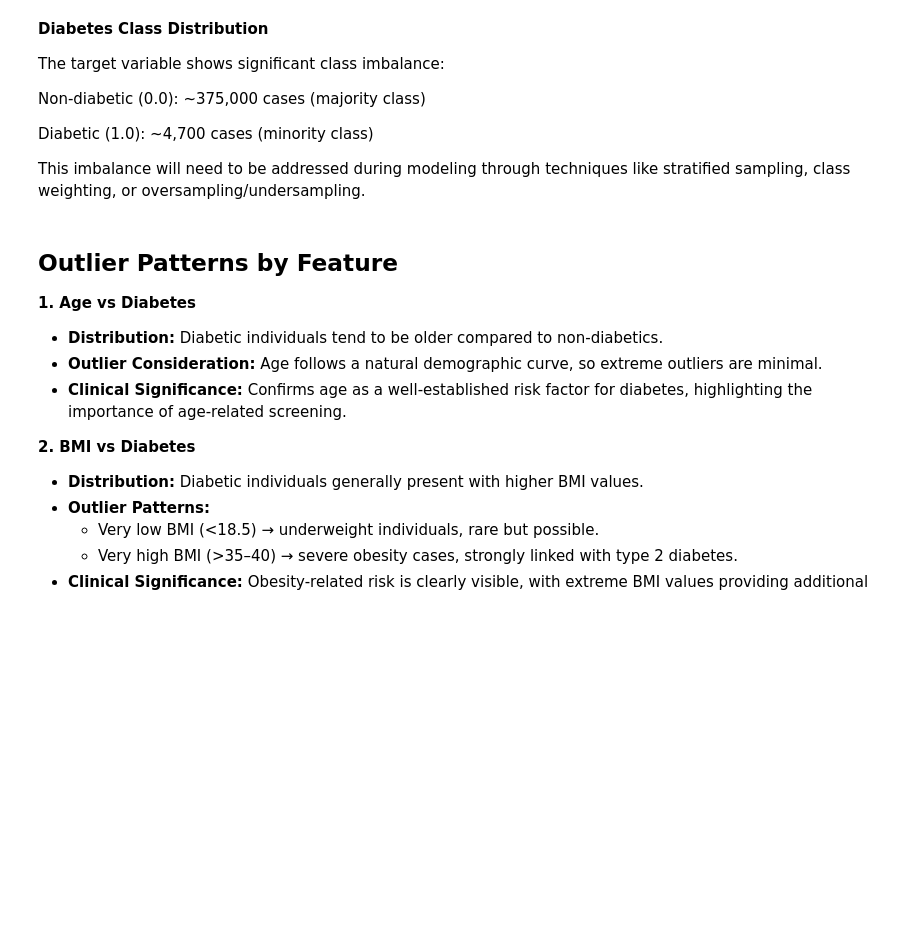
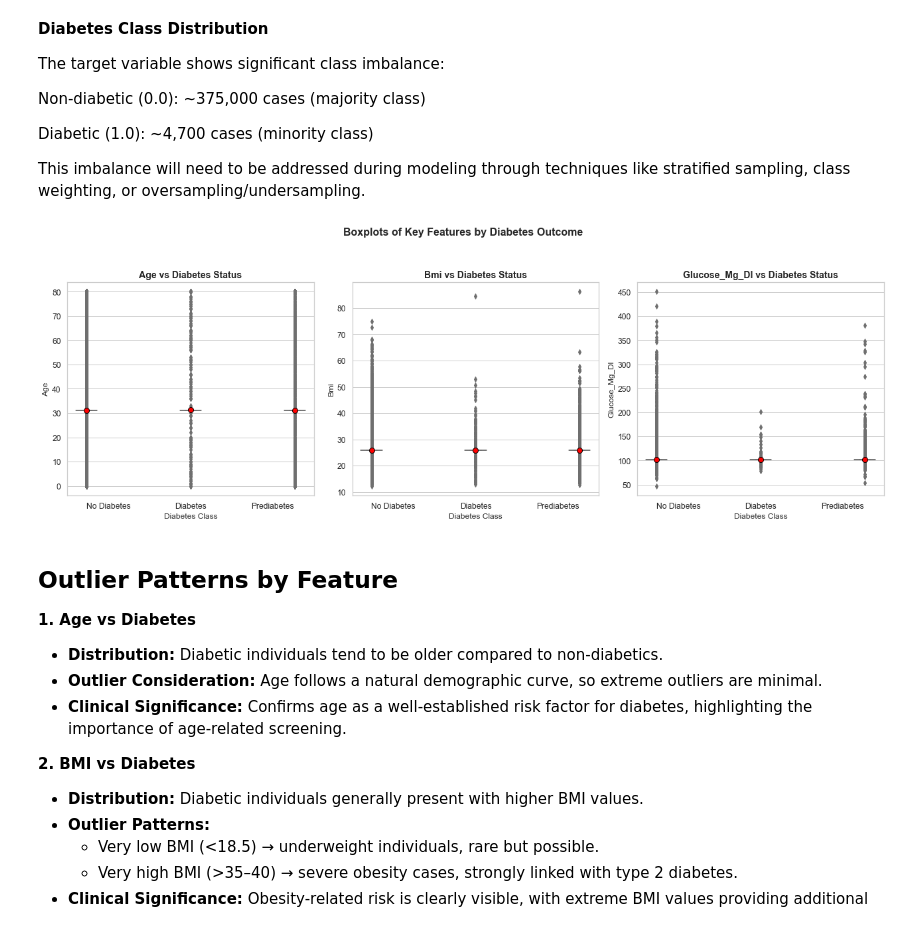
Before and after one commit to OndiekiFrank/type2-diabetes-early-detection-ai-agent, a Jupyter notebook: Notebooks/type2_diabetes_ai_agent.ipynb, the cells around one changed output. Saved outputs shown, nothing was run; the diff lists cells and outputs as text; code cells hidden in the pictures; blank space fills up the shorter version.

```diff
--- a/Notebooks/type2_diabetes_ai_agent.ipynb
+++ b/Notebooks/type2_diabetes_ai_agent.ipynb
@@ -1679,26 +1716,50 @@ This imbalance will need to be addressed during modeling through techniques like
 # %%
 # Step 6: Relationship of Target with Key Numeric Features
 import seaborn as sns
 import matplotlib.pyplot as plt
 
 # Ensure readable labels
-df["diabetes_class_label"] = df["diabetes_class"].map({0: "No Diabetes", 1: "Diabetes"})
+df["diabetes_class_label"] = df["diabetes_class"].map({
+    0: "No Diabetes",
+    1: "Diabetes",
+    2: "Prediabetes"  # add if you have 3 classes
+})
 
 key_features = ['age', 'bmi', 'glucose_mg_dl']
+
 plt.figure(figsize=(18, 6))
 
 for i, col in enumerate(key_features, 1):
     plt.subplot(1, 3, i)
-    sns.boxplot(x="diabetes_class_label", y=col, data=df, hue="diabetes_class_label",
-                palette="pastel", showmeans=True, legend=False,
-                meanprops={"marker":"o", "markerfacecolor":"red", "markeredgecolor":"black", "markersize":"8"})
+    ax = sns.boxplot(
+        x="diabetes_class_label",
+        y=col,
+        data=df,
+        hue="diabetes_class_label",
+        palette="pastel",
+        showmeans=True,
+        meanprops={
+            "marker": "o",
+            "markerfacecolor": "red",
+            "markeredgecolor": "black",
+            "markersize": 8
+        }
+    )
+
+    # Remove redundant legend (each subplot adds one)
+    if ax.get_legend() is not None:
+        ax.legend_.remove()
+
     plt.title(f"{col.title()} vs Diabetes Status", fontsize=14, fontweight="bold")
     plt.xlabel("Diabetes Class", fontsize=12)
     plt.ylabel(col.title(), fontsize=12)
 
-plt.suptitle("Boxplots of Key Features by Diabetes Outcome", fontsize=16, fontweight="bold", y=1.05)
+plt.suptitle("Boxplots of Key Features by Diabetes Outcome",
+             fontsize=16, fontweight="bold", y=1.05)
 plt.tight_layout()
 plt.show()
+# %% [output]
+[figure, added]
 # %% [markdown]
 ## Outlier Patterns by Feature
 
```
Also changed, not shown: parts of 14 cells of this notebook.
